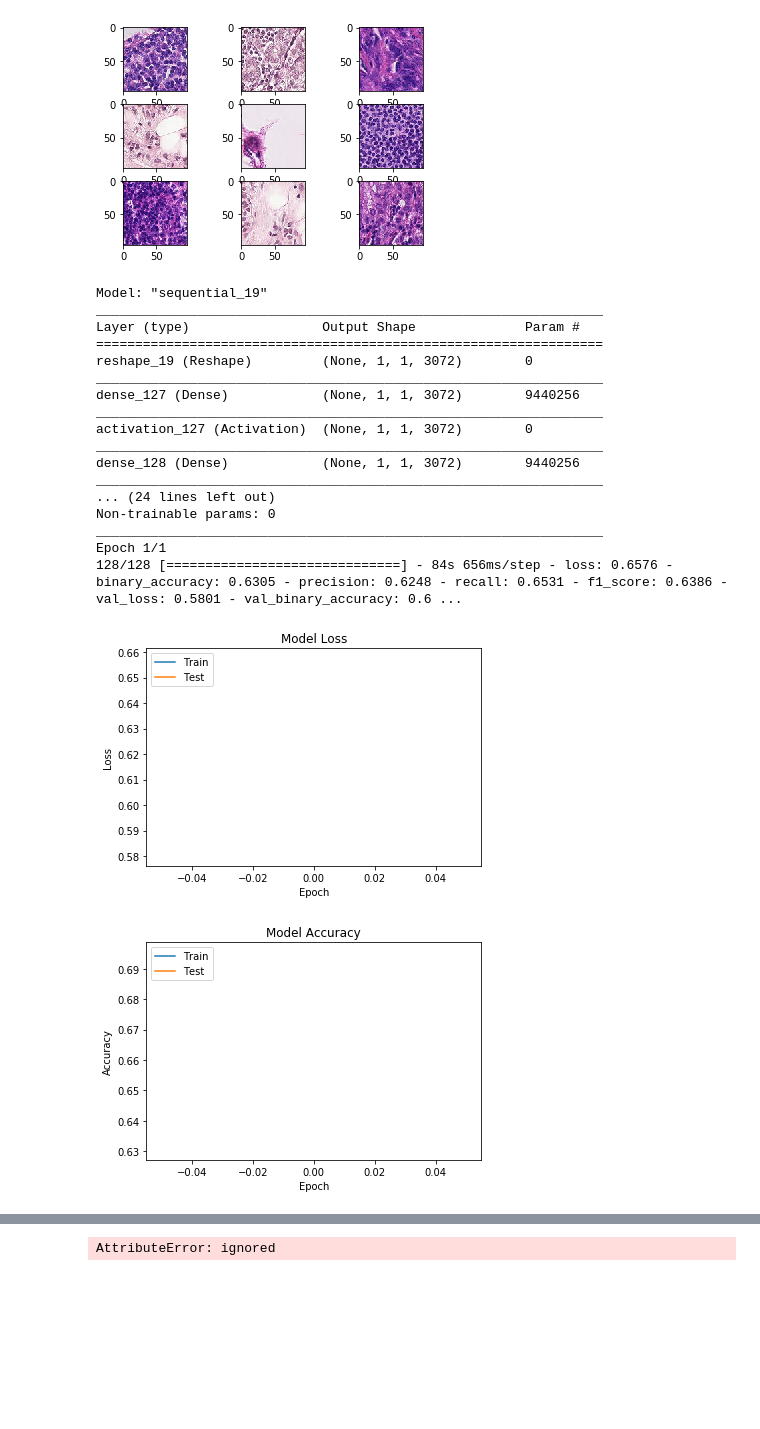
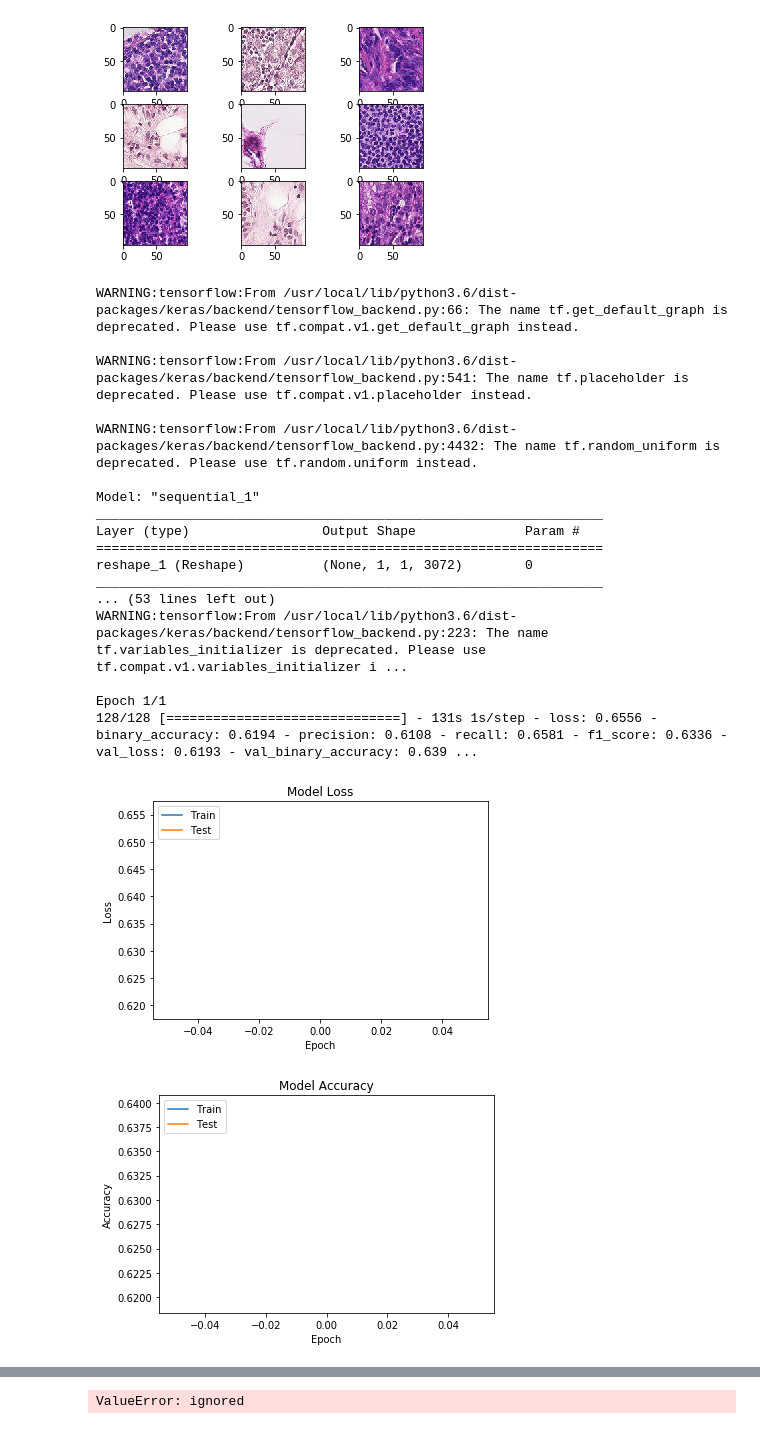
Before and after one commit to allnes/pcam_train, a Jupyter notebook: pcam_fcn.ipynb, the cells around one changed output, grey strips where cells are left out. Drawn from its saved outputs; the diff is of its cells as text; code cells hidden in the pictures; blank space fills up the shorter version.

```diff
--- a/pcam_fcn.ipynb
+++ b/pcam_fcn.ipynb
@@ -201,47 +213,47 @@ history = model.fit_generator(
     use_multiprocessing=True,
     validation_data=datagen.flow(x_valid, y_valid, batch_size=batch_size))
 
 plot_metrics('loss', 'Loss')
 plot_metrics('binary_accuracy',  'Accuracy')
 
 show_metrics(model.evaluate(x_train, y_train), 'train', name_model)
 show_metrics(model.evaluate(x_valid, y_valid), 'valid', name_model)
 show_metrics(model.evaluate(x_test,  y_test),  'test',  name_model)
 
 classes = [0, 1]
 y_pred = model.predict_classes(x_test)
-y_pred = np.reshape(np.array(y_pred), (y_pred.shape[0],))
-y_test = np.reshape(np.array(y_test), (y_test.shape[0],))
+y_pred = np.array(y_pred)
+y_test = np.array(y_test)
 
 
-con_mat = tf.math.confusion_matrix(labels=y_test, predictions=y_pred).numpy()
+con_mat = np.array(tf.math.confusion_matrix(labels=y_test, predictions=y_pred))
 con_mat_norm = np.around(con_mat.astype('float') / con_mat.sum(axis=1)[:, np.newaxis], decimals=2)
 con_mat_df = pd.DataFrame(con_mat_norm,
                      index = classes,
                      columns = classes)
 figure = plt.figure(figsize=(8, 8))
 sns.heatmap(con_mat_df, annot=True,cmap=plt.cm.Blues)
 plt.tight_layout()
 plt.ylabel('True label')
 plt.xlabel('Predicted label')
 plt.show()
 # %% [output]
-Model: "sequential_19"
+WARNING:tensorflow:From /usr/local/lib/python3.6/dist-packages/keras/backend/tensorflow_backend.py:66: The name tf.get_default_graph is deprecated. Please use tf.compat.v1.get_default_graph instead.
+
+WARNING:tensorflow:From /usr/local/lib/python3.6/dist-packages/keras/backend/tensorflow_backend.py:541: The name tf.placeholder is deprecated. Please use tf.compat.v1.placeholder instead.
+
+WARNING:tensorflow:From /usr/local/lib/python3.6/dist-packages/keras/backend/tensorflow_backend.py:4432: The name tf.random_uniform is deprecated. Please use tf.random.uniform instead.
+
+Model: "sequential_1"
 _________________________________________________________________
 Layer (type)                 Output Shape              Param #
 =================================================================
-reshape_19 (Reshape)         (None, 1, 1, 3072)        0
+reshape_1 (Reshape)          (None, 1, 1, 3072)        0
 _________________________________________________________________
-dense_127 (Dense)            (None, 1, 1, 3072)        9440256
-_________________________________________________________________
-activation_127 (Activation)  (None, 1, 1, 3072)        0
-_________________________________________________________________
-dense_128 (Dense)            (None, 1, 1, 3072)        9440256
-_________________________________________________________________
-... (24 lines left out)
-Non-trainable params: 0
-_________________________________________________________________
+... (53 lines left out)
+WARNING:tensorflow:From /usr/local/lib/python3.6/dist-packages/keras/backend/tensorflow_backend.py:223: The name tf.variables_initializer is deprecated. Please use tf.compat.v1.variables_initializer i ...
+
 Epoch 1/1
-128/128 [==============================] - 84s 656ms/step - loss: 0.6576 - binary_accuracy: 0.6305 - precision: 0.6248 - recall: 0.6531 - f1_score: 0.6386 - val_loss: 0.5801 - val_binary_accuracy: 0.6 ...
+128/128 [==============================] - 131s 1s/step - loss: 0.6556 - binary_accuracy: 0.6194 - precision: 0.6108 - recall: 0.6581 - f1_score: 0.6336 - val_loss: 0.6193 - val_binary_accuracy: 0.639 ...
-[figure, old version]
+[figure, new version]
-[figure, old version]
+[figure, new version]
@@ -263,4 +275,4 @@ FCN with the same layers test f1-score : 57.815705879645975
-AttributeError: ignored
+ValueError: ignored
 # %%
 name_model = 'FCN with dropout'
 model = Sequential([
```
Also changed, not shown: parts of 4 cells of this notebook.
